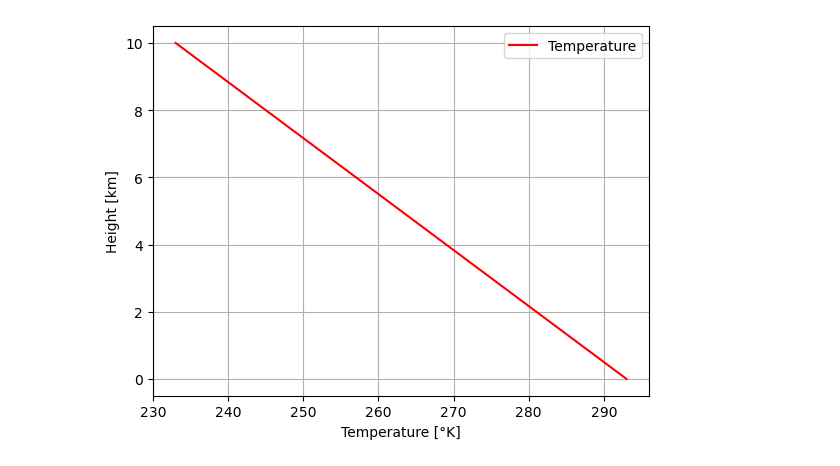
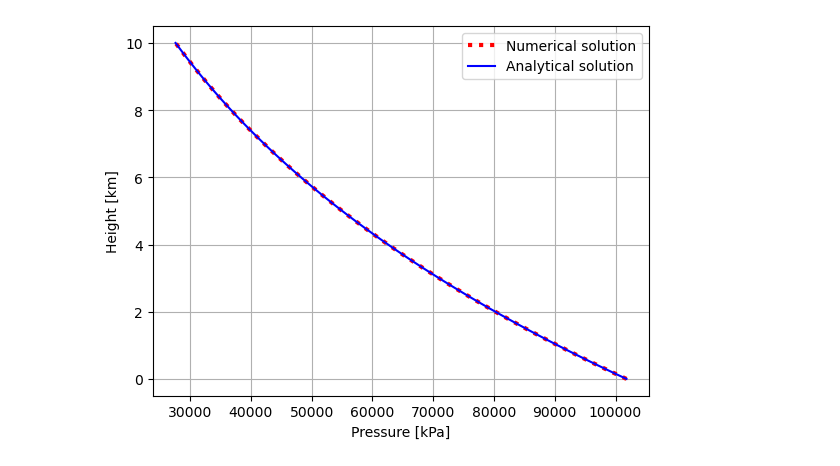
Before and after one commit to maxxyvvdb/Dynamics-Q2-projects, a Jupyter notebook: Week_2.ipynb, the cells around one changed output. Saved outputs shown, nothing was run; the diff lists cells and outputs as text; code cells hidden in the pictures.

```diff
--- a/Week_2.ipynb
+++ b/Week_2.ipynb
@@ -4,28 +4,50 @@ import matplotlib.pyplot as plt
 # %%
 class atmosphere:
 
-    def __init__(self, T_sfc=293, p_sfc=1.018*10**5, gamma=-6):
+    def __init__(self, T_sfc=293, p_sfc=1.018*1e5, gamma=-6):
         self.T_sfc=T_sfc
         self.p_sfc=p_sfc
         self.gamma=gamma
 
-    def Tz(self,z):
+    def p_z(self,z):
         # z must be array
+
+        Rd=287.04
+        g=9.81*1e3
+
         self.z=z
-        self.Tz=self.T_sfc+self.gamma*np.array(z)
+        Tz=self.T_sfc+self.gamma*(np.array(z))
 
-    def plot_Tz(self):
+        #numerical
+        p=np.zeros(len(z))
+        p[0]=self.p_sfc
 
-        plt.plot(self.Tz,self.z,label='Temperature',c='r')
+        for i in range(len(Tz)-1):
+            T=(Tz[i]+Tz[i+1])/2
+            p[i+1]=p[i]*np.exp(-g*np.gradient(self.z)[0]/(Rd*T))
 
-        plt.xlabel("Temperature [°K]")
+        #analytical
+        self.pz_analytical=self.p_sfc*((self.T_sfc+self.gamma*self.z)/self.T_sfc)**(-g/(Rd*self.gamma))
+
+
+        self.pz=p
+        self.density=p/(Rd*T)
+
+    def plot_pz(self):
+
+        plt.plot(self.pz,self.z,label='Numerical solution',c='r',linewidth=3,linestyle='dotted')
+        plt.plot(self.pz_analytical,self.z,label='Analytical solution',c='b')
+
+
+        plt.xlabel("Pressure [kPa]")
         plt.ylabel("Height [km]")
         plt.grid()
         plt.legend()
+
+
+model = atmosphere()
+model.p_z(np.linspace(0,10,101))
+
+model.plot_pz()
+# %% [output]
+[figure, added]
-# %%
-model = atmosphere()
-model.Tz(np.linspace(0,10))
-
-model.plot_Tz()
-# %% [output]
-[figure, removed]
```
Also changed, not shown: parts of 2 cells of this notebook, 1 other file.
